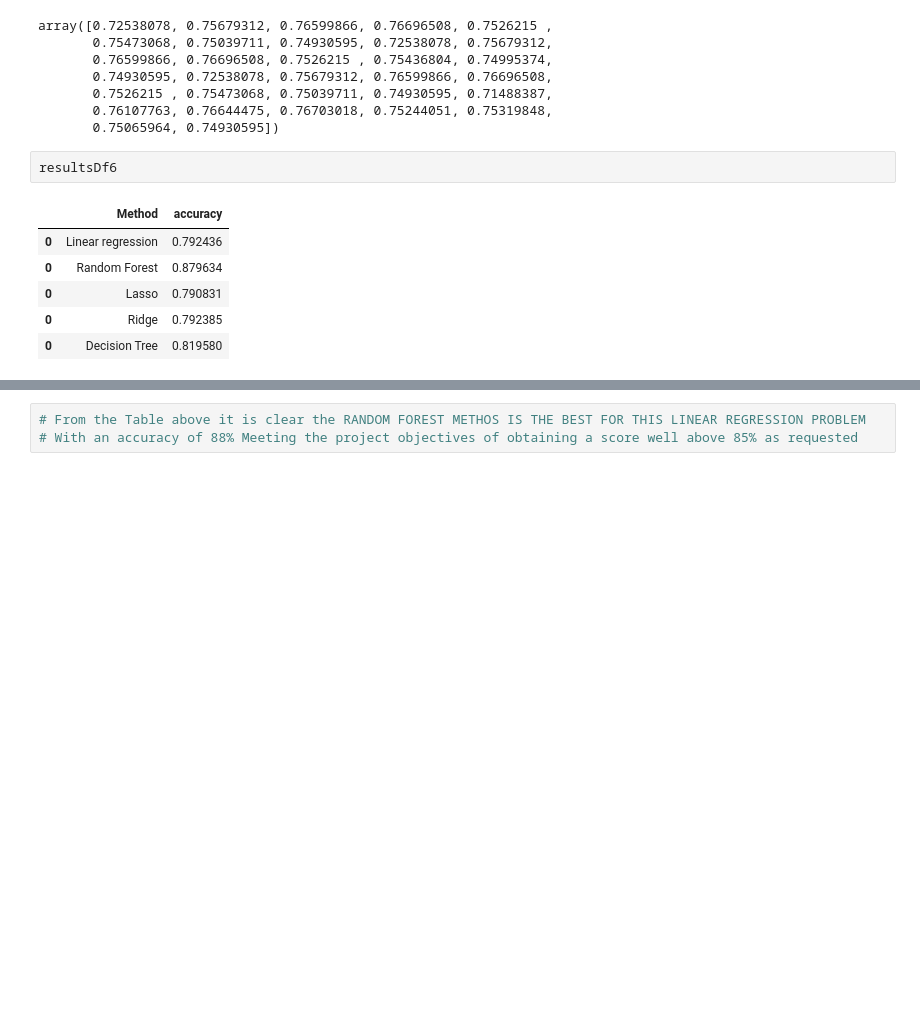
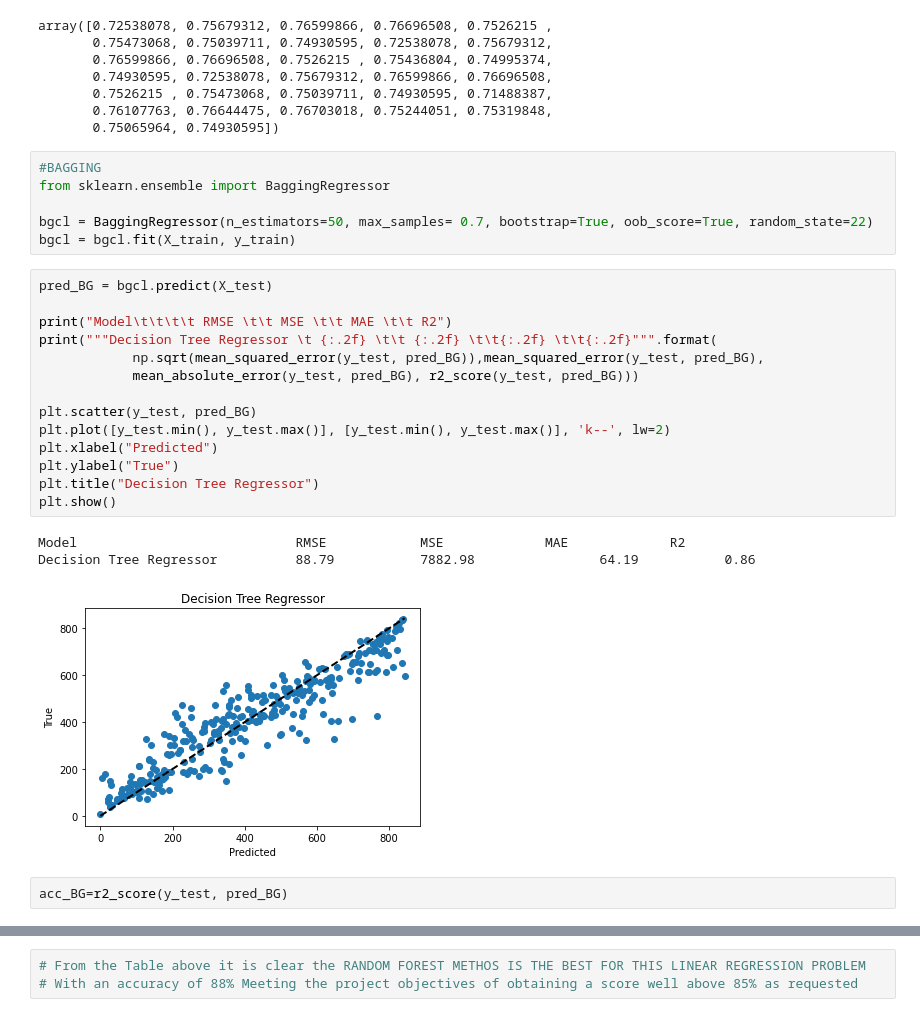
Before and after one commit to efosa20/My-Python-projects, a Jupyter notebook: Efosa Osazuwa Concrete Strength Prediction Project.ipynb, the cells around one changed output, grey strips where cells are left out. Cells and saved outputs as stored; diff of their text form; blank space fills up the shorter version.

Commit message:
Add files via upload
Modification to the concrete strength prediction to include bagging and boosting algorithms for model tuning

```diff
--- a/Efosa Osazuwa Concrete Strength Prediction Project.ipynb
+++ b/Efosa Osazuwa Concrete Strength Prediction Project.ipynb
@@ -602,12 +602,29 @@ array([0.72538078, 0.75679312, 0.76599866, 0.76696508, 0.7526215 ,
        0.7526215 , 0.75473068, 0.75039711, 0.74930595, 0.71488387,
        0.76107763, 0.76644475, 0.76703018, 0.75244051, 0.75319848,
        0.75065964, 0.74930595])
-# %%
-resultsDf6
-# %% [output]
-|  | Method | accuracy |
-| 0 | Linear regression | 0.792436 |
-| 0 | Random Forest | 0.879634 |
-| 0 | Lasso | 0.790831 |
-| 0 | Ridge | 0.792385 |
-| 0 | Decision Tree | 0.819580 |
+# %%
+#BAGGING
+from sklearn.ensemble import BaggingRegressor
+
+bgcl = BaggingRegressor(n_estimators=50, max_samples= 0.7, bootstrap=True, oob_score=True, random_state=22)
+bgcl = bgcl.fit(X_train, y_train)
+# %%
+pred_BG = bgcl.predict(X_test)
+
+print("Model\t\t\t\t RMSE \t\t MSE \t\t MAE \t\t R2")
+print("""Decision Tree Regressor \t {:.2f} \t\t {:.2f} \t\t{:.2f} \t\t{:.2f}""".format(
+            np.sqrt(mean_squared_error(y_test, pred_BG)),mean_squared_error(y_test, pred_BG),
+            mean_absolute_error(y_test, pred_BG), r2_score(y_test, pred_BG)))
+
+plt.scatter(y_test, pred_BG)
+plt.plot([y_test.min(), y_test.max()], [y_test.min(), y_test.max()], 'k--', lw=2)
+plt.xlabel("Predicted")
+plt.ylabel("True")
+plt.title("Decision Tree Regressor")
+plt.show()
+# %% [output]
+Model                            RMSE            MSE             MAE             R2
+Decision Tree Regressor          88.79           7882.98                64.19           0.86
+[figure, added]
+# %%
+acc_BG=r2_score(y_test, pred_BG)
```
Also changed, not shown: parts of 5 cells of this notebook, 1 other file.
